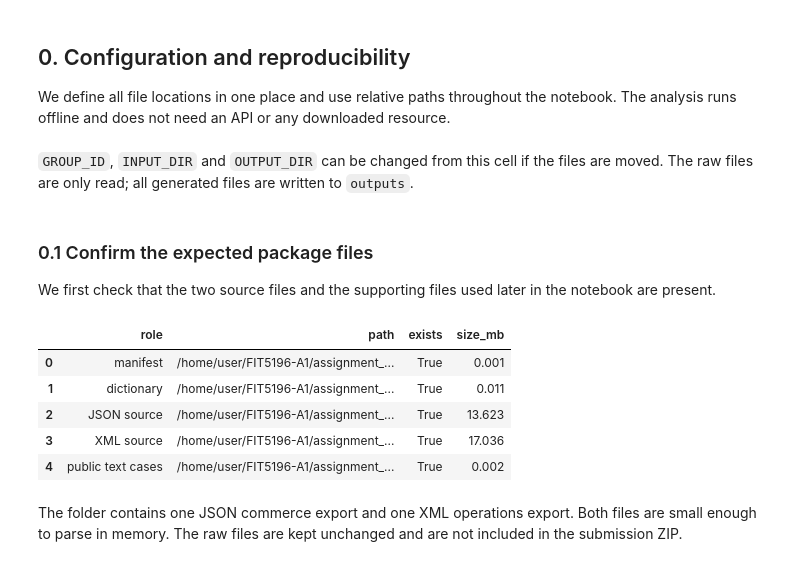
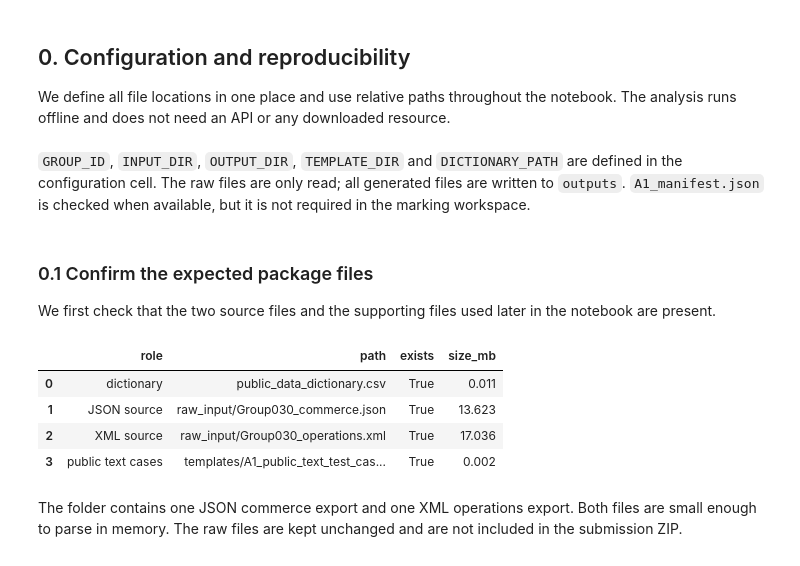
Before and after one commit to ZGHL/FIT5196-A1, a Jupyter notebook: processing/notebooks/Group030_solution.ipynb, the cells around one changed output. Cells and saved outputs as stored; diff of their text form; code cells hidden in the pictures.

```diff
--- a/processing/notebooks/Group030_solution.ipynb
+++ b/processing/notebooks/Group030_solution.ipynb
@@ -50,33 +50,31 @@ TABLES = ['orders', 'order_items', 'customers', 'deliveries', 'products', 'produ
 
 OUTPUT_DIR.mkdir(parents=True, exist_ok=True)
 # %% [markdown]
-`GROUP_ID`, `INPUT_DIR` and `OUTPUT_DIR` can be changed from this cell if the files are moved. The raw files are only read; all generated files are written to `outputs`.
+`GROUP_ID`, `INPUT_DIR`, `OUTPUT_DIR`, `TEMPLATE_DIR` and `DICTIONARY_PATH` are defined in the configuration cell. The raw files are only read; all generated files are written to `outputs`. `A1_manifest.json` is checked when available, but it is not required in the marking workspace.
 # %% [markdown]
 ### 0.1 Confirm the expected package files
 
 We first check that the two source files and the supporting files used later in the notebook are present.
 # %%
 expected_files = {
-    'manifest': MANIFEST_PATH,
     'dictionary': DICTIONARY_PATH,
     'JSON source': INPUT_DIR / f'{GROUP_ID}_commerce.json',
     'XML source': INPUT_DIR / f'{GROUP_ID}_operations.xml',
     'public text cases': TEMPLATE_DIR / 'A1_public_text_test_cases.csv',
 }
 file_presence = pd.DataFrame([
-    {'role': role, 'path': str(path), 'exists': path.is_file(),
+    {'role': role, 'path': path.relative_to(PROJECT_ROOT).as_posix(), 'exists': path.is_file(),
      'size_mb': round(path.stat().st_size / 1024**2, 3) if path.is_file() else None}
     for role, path in expected_files.items()
 ])
 assert file_presence['exists'].all(), 'A required package file is missing'
 file_presence
 # %% [output]
 |  | role | path | exists | size_mb |
-| 0 | manifest | /home/user/FIT5196-A1/assignment_... | True | 0.001 |
-| 1 | dictionary | /home/user/FIT5196-A1/assignment_... | True | 0.011 |
-| 2 | JSON source | /home/user/FIT5196-A1/assignment_... | True | 13.623 |
-| 3 | XML source | /home/user/FIT5196-A1/assignment_... | True | 17.036 |
-| 4 | public text cases | /home/user/FIT5196-A1/assignment_... | True | 0.002 |
+| 0 | dictionary | public_data_dictionary.csv | True | 0.011 |
+| 1 | JSON source | raw_input/Group030_commerce.json | True | 13.623 |
+| 2 | XML source | raw_input/Group030_operations.xml | True | 17.036 |
+| 3 | public text cases | templates/A1_public_text_test_cas... | True | 0.002 |
 # %% [markdown]
 The folder contains one JSON commerce export and one XML operations export. Both files are small enough to parse in memory. The raw files are kept unchanged and are not included in the submission ZIP.
 # %% [markdown]
```
Also changed, not shown: parts of 2 cells of this notebook, 26 other files.
